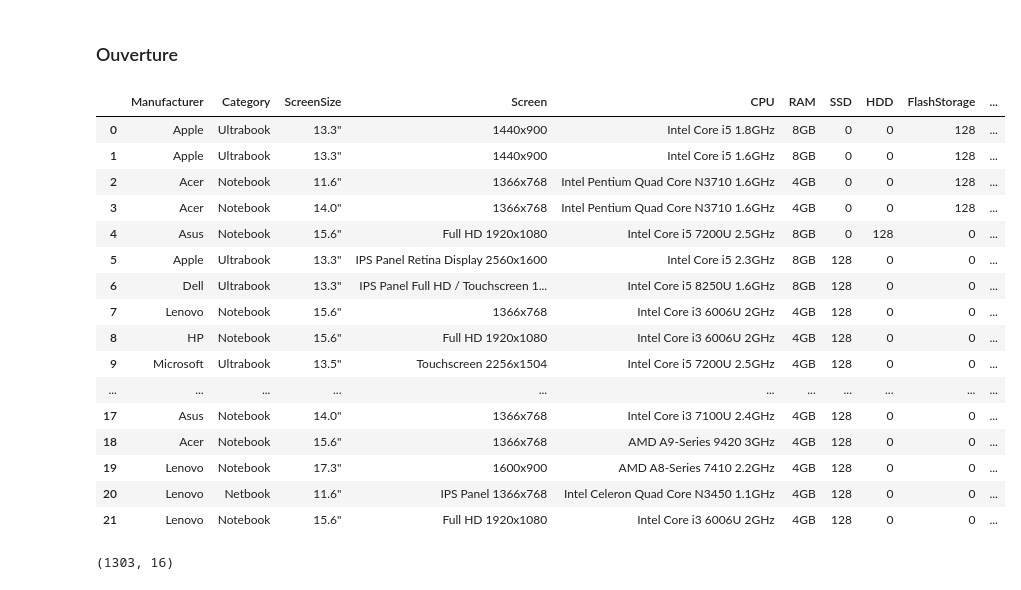
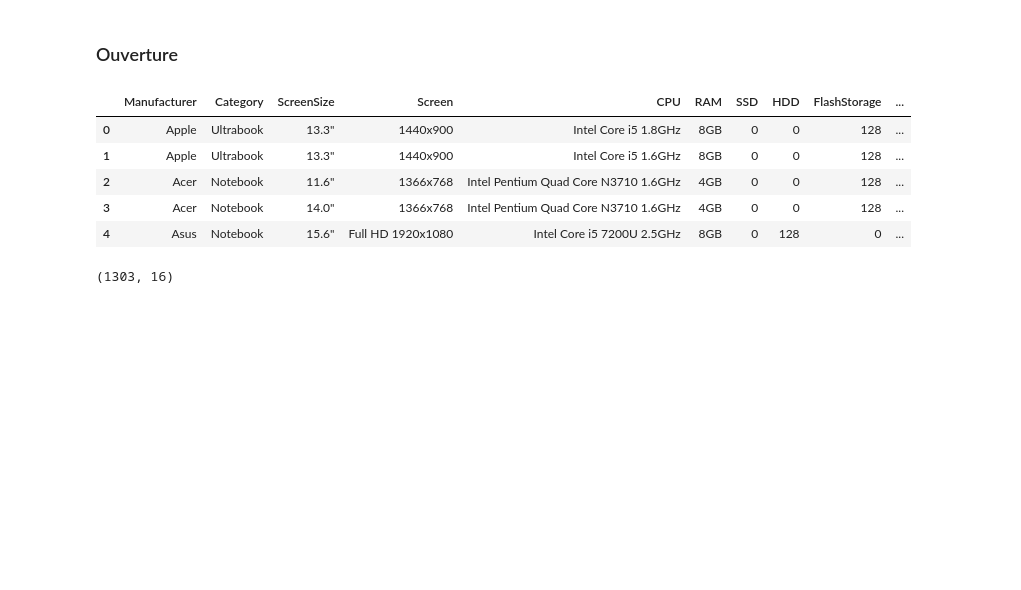
Before and after one commit to SnowZucc/Laptops-Data-Regression, a Jupyter notebook: data_analysis.ipynb, the cells around one changed output. Drawn from its saved outputs; the diff is of its cells as text; code cells hidden in the pictures; blank space fills up the shorter version.

```diff
--- a/data_analysis.ipynb
+++ b/data_analysis.ipynb
@@ -28,22 +28,11 @@ import re
 # %%
 laptop_data = pd.read_csv('laptops_final.csv', sep=",", encoding='latin1')
 # %%
-laptop_data.head(22)
+laptop_data.head()
 # %% [output]
 |  | Manufacturer | Category | ScreenSize | Screen | CPU | RAM | SSD | HDD | FlashStorage | ... |
 | 0 | Apple | Ultrabook | 13.3" | 1440x900 | Intel Core i5 1.8GHz | 8GB | 0 | 0 | 128 | ... |
 | 1 | Apple | Ultrabook | 13.3" | 1440x900 | Intel Core i5 1.6GHz | 8GB | 0 | 0 | 128 | ... |
 | 2 | Acer | Notebook | 11.6" | 1366x768 | Intel Pentium Quad Core N3710 1.6GHz | 4GB | 0 | 0 | 128 | ... |
 | 3 | Acer | Notebook | 14.0" | 1366x768 | Intel Pentium Quad Core N3710 1.6GHz | 4GB | 0 | 0 | 128 | ... |
 | 4 | Asus | Notebook | 15.6" | Full HD 1920x1080 | Intel Core i5 7200U 2.5GHz | 8GB | 0 | 128 | 0 | ... |
-| 5 | Apple | Ultrabook | 13.3" | IPS Panel Retina Display 2560x1600 | Intel Core i5 2.3GHz | 8GB | 128 | 0 | 0 | ... |
-| 6 | Dell | Ultrabook | 13.3" | IPS Panel Full HD / Touchscreen 1... | Intel Core i5 8250U 1.6GHz | 8GB | 128 | 0 | 0 | ... |
-| 7 | Lenovo | Notebook | 15.6" | 1366x768 | Intel Core i3 6006U 2GHz | 4GB | 128 | 0 | 0 | ... |
-| 8 | HP | Notebook | 15.6" | Full HD 1920x1080 | Intel Core i3 6006U 2GHz | 4GB | 128 | 0 | 0 | ... |
-| 9 | Microsoft | Ultrabook | 13.5" | Touchscreen 2256x1504 | Intel Core i5 7200U 2.5GHz | 4GB | 128 | 0 | 0 | ... |
-| ... | ... | ... | ... | ... | ... | ... | ... | ... | ... | ... |
-| 17 | Asus | Notebook | 14.0" | 1366x768 | Intel Core i3 7100U 2.4GHz | 4GB | 128 | 0 | 0 | ... |
-| 18 | Acer | Notebook | 15.6" | 1366x768 | AMD A9-Series 9420 3GHz | 4GB | 128 | 0 | 0 | ... |
-| 19 | Lenovo | Notebook | 17.3" | 1600x900 | AMD A8-Series 7410 2.2GHz | 4GB | 128 | 0 | 0 | ... |
-| 20 | Lenovo | Netbook | 11.6" | IPS Panel 1366x768 | Intel Celeron Quad Core N3450 1.1GHz | 4GB | 128 | 0 | 0 | ... |
-| 21 | Lenovo | Notebook | 15.6" | Full HD 1920x1080 | Intel Core i3 6006U 2GHz | 4GB | 128 | 0 | 0 | ... |
```
Also changed, not shown: parts of 34 cells of this notebook.
